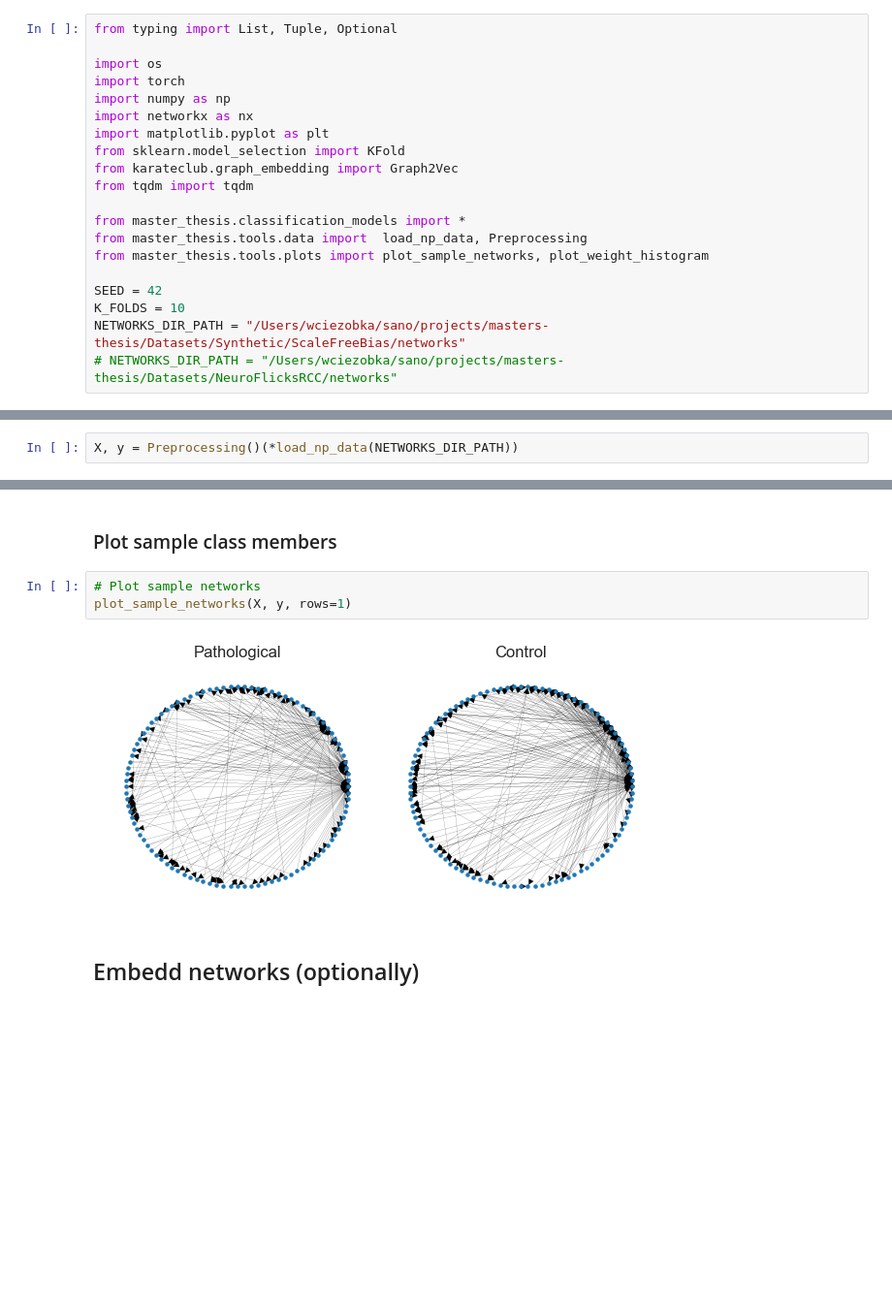
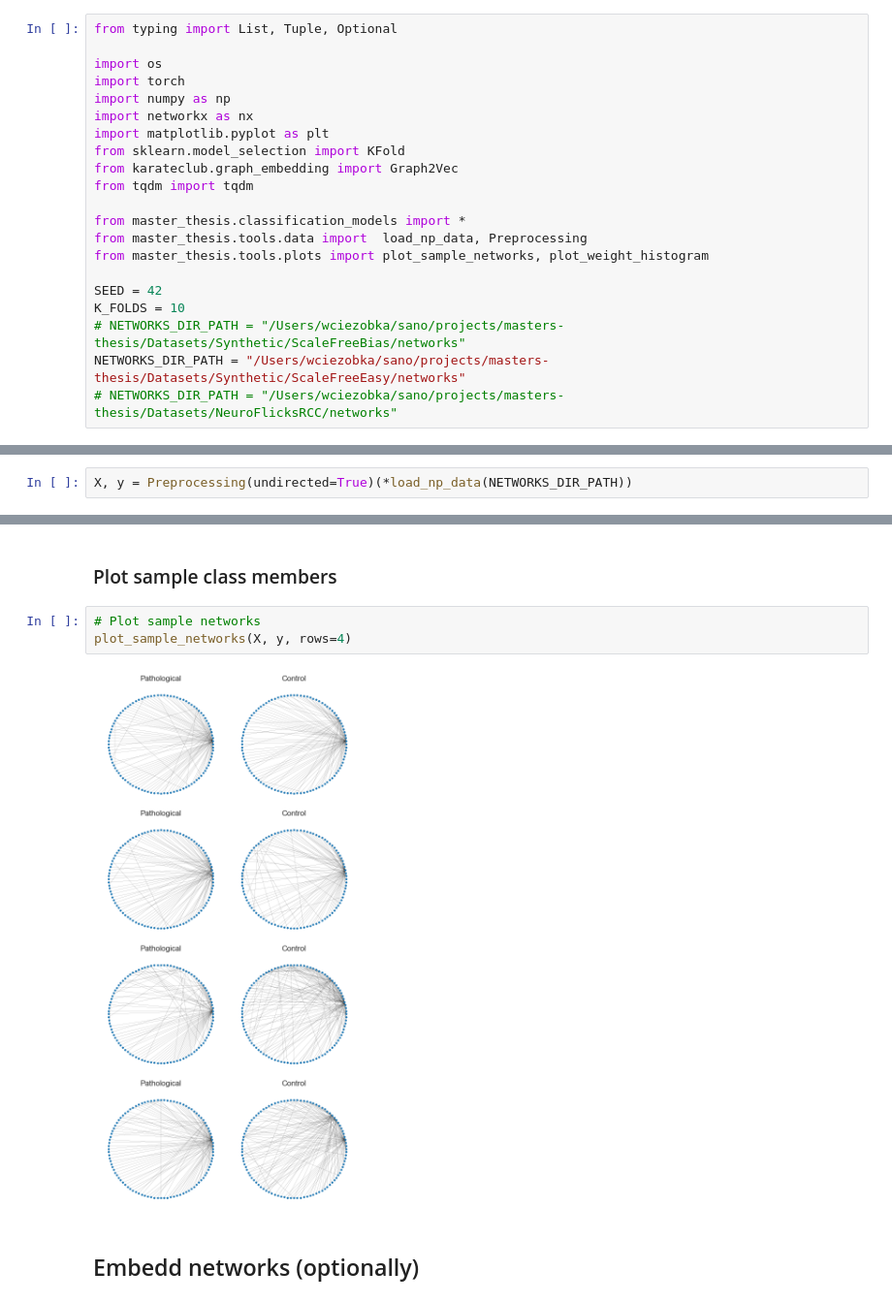
Before and after one commit to Wotaker/masters-thesis, a Jupyter notebook: master_thesis/training/train.ipynb, the cells around one changed output, grey strips where cells are left out. Shown at 97% size. Drawn from its saved outputs; the diff is of its cells as text; blank space fills up the shorter version.

```diff
--- a/master_thesis/training/train.ipynb
+++ b/master_thesis/training/train.ipynb
@@ -16,7 +16,8 @@ from master_thesis.tools.plots import plot_sample_networks, plot_weight_histogra
 
 SEED = 42
 K_FOLDS = 10
-NETWORKS_DIR_PATH = "/Users/wciezobka/sano/projects/masters-thesis/Datasets/Synthetic/ScaleFreeBias/networks"
+# NETWORKS_DIR_PATH = "/Users/wciezobka/sano/projects/masters-thesis/Datasets/Synthetic/ScaleFreeBias/networks"
+NETWORKS_DIR_PATH = "/Users/wciezobka/sano/projects/masters-thesis/Datasets/Synthetic/ScaleFreeEasy/networks"
 # NETWORKS_DIR_PATH = "/Users/wciezobka/sano/projects/masters-thesis/Datasets/NeuroFlicksRCC/networks"
 # %% [markdown]
 # Load dataset
@@ -27,7 +28,7 @@ print(f"Found {len(filenames)} networks")
 # %% [output]
 Found 1000 networks
 # %%
-X, y = Preprocessing()(*load_np_data(NETWORKS_DIR_PATH))
+X, y = Preprocessing(undirected=True)(*load_np_data(NETWORKS_DIR_PATH))
 # %%
 idx = 0
 plot_weight_histogram(X[idx], y[idx])
@@ -37,9 +38,9 @@ plot_weight_histogram(X[idx], y[idx])
 ### Plot sample class members
 # %%
 # Plot sample networks
-plot_sample_networks(X, y, rows=1)
+plot_sample_networks(X, y, rows=4)
 # %% [output]
-[figure, old version]
+[figure, new version]
 # %% [markdown]
 ## Embedd networks (optionally)
 # %%
```
Also changed, not shown: parts of 6 cells of this notebook, 5 other files.
